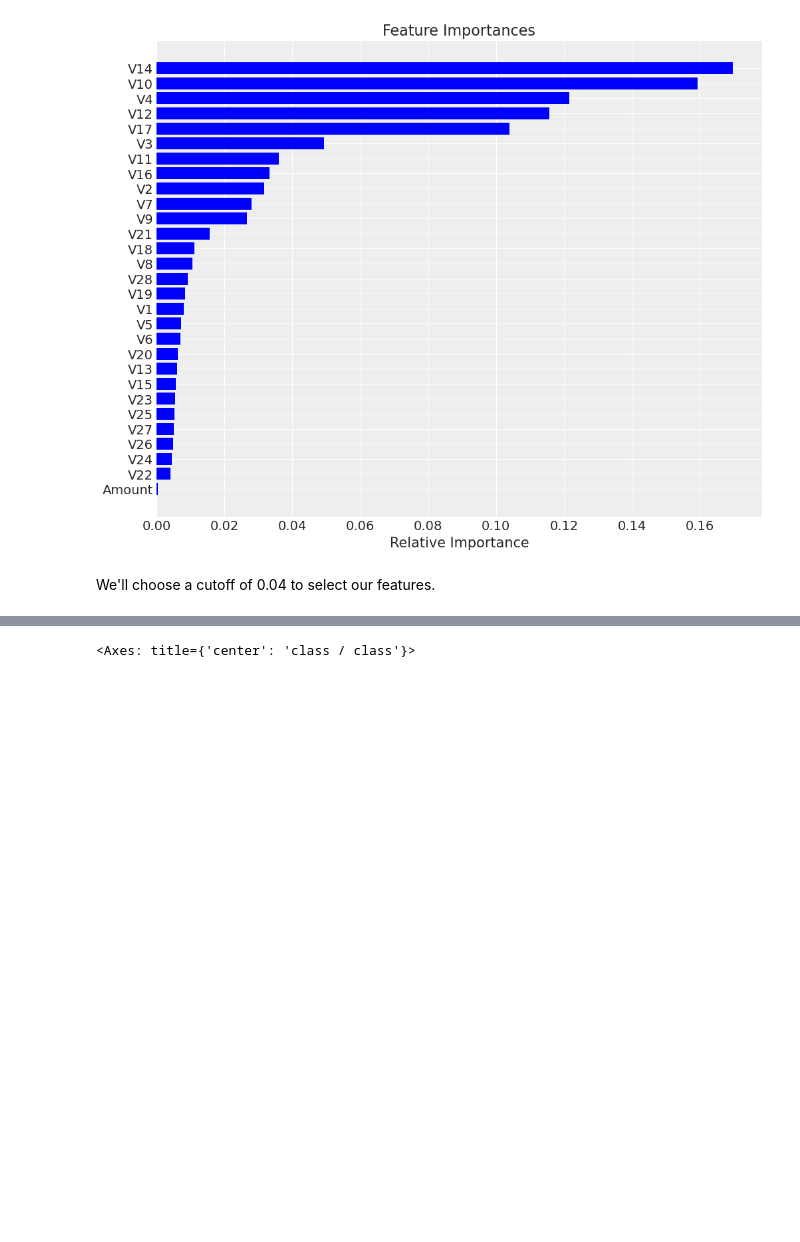
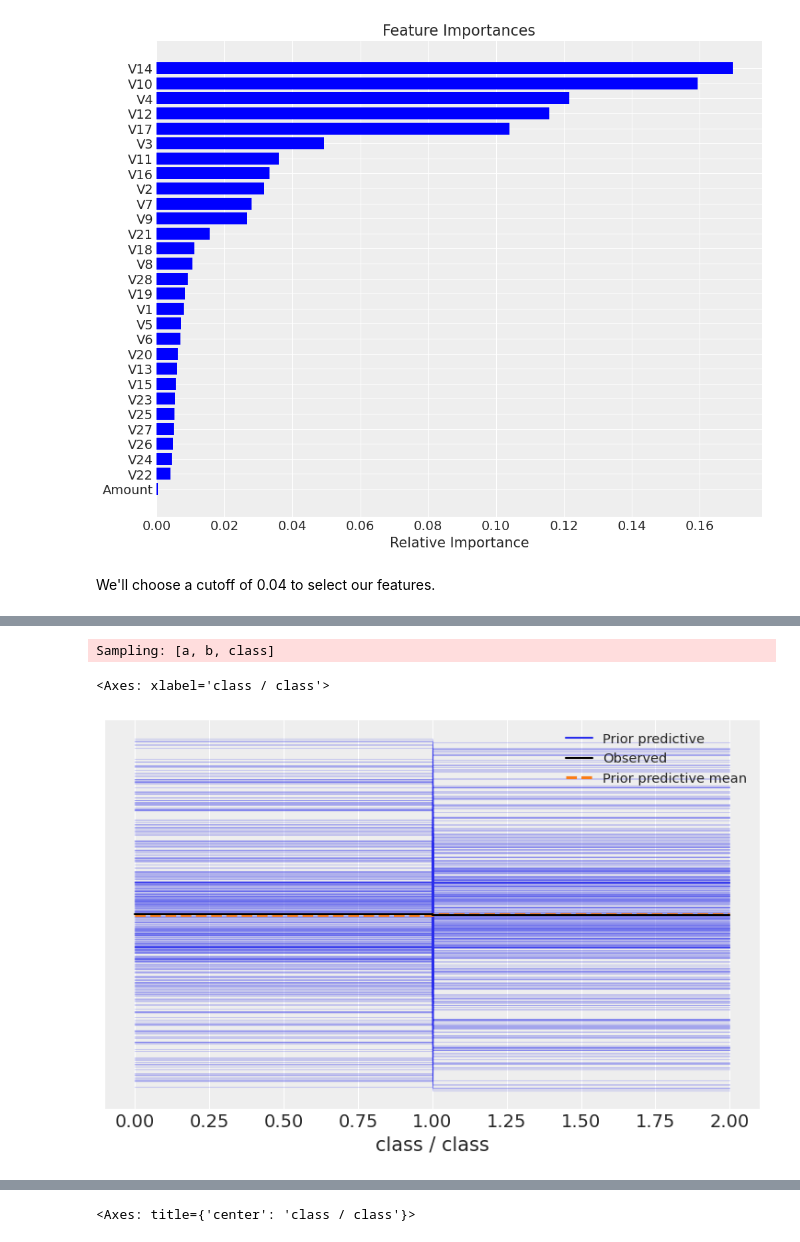
Before and after one commit to achapkim/ds6040_final_credit_card, a Jupyter notebook: model.ipynb, the cells around one changed output, grey strips where cells are left out. Saved outputs shown, nothing was run; the diff lists cells and outputs as text; code cells hidden in the pictures; blank space fills up the shorter version.

```diff
--- a/model.ipynb
+++ b/model.ipynb
@@ -297,3 +302,10 @@ fig.savefig("estimate_rf.png") # and save it directly
+# %%
+prior_predictive_m3 = pm.sample_prior_predictive(samples = 500, model = model3, random_seed = random_seed)
+az.plot_ppc(prior_predictive_m3, group = 'prior')
+# %% [output]
+Sampling: [a, b, class]
+<Axes: xlabel='class / class'>
+[figure, added]
 # %%
 m3_pp = pm.sample_posterior_predictive(trace3,
                                           model = model3, random_seed = random_seed)
```
Also changed, not shown: parts of 33 cells of this notebook, 2 other files.
